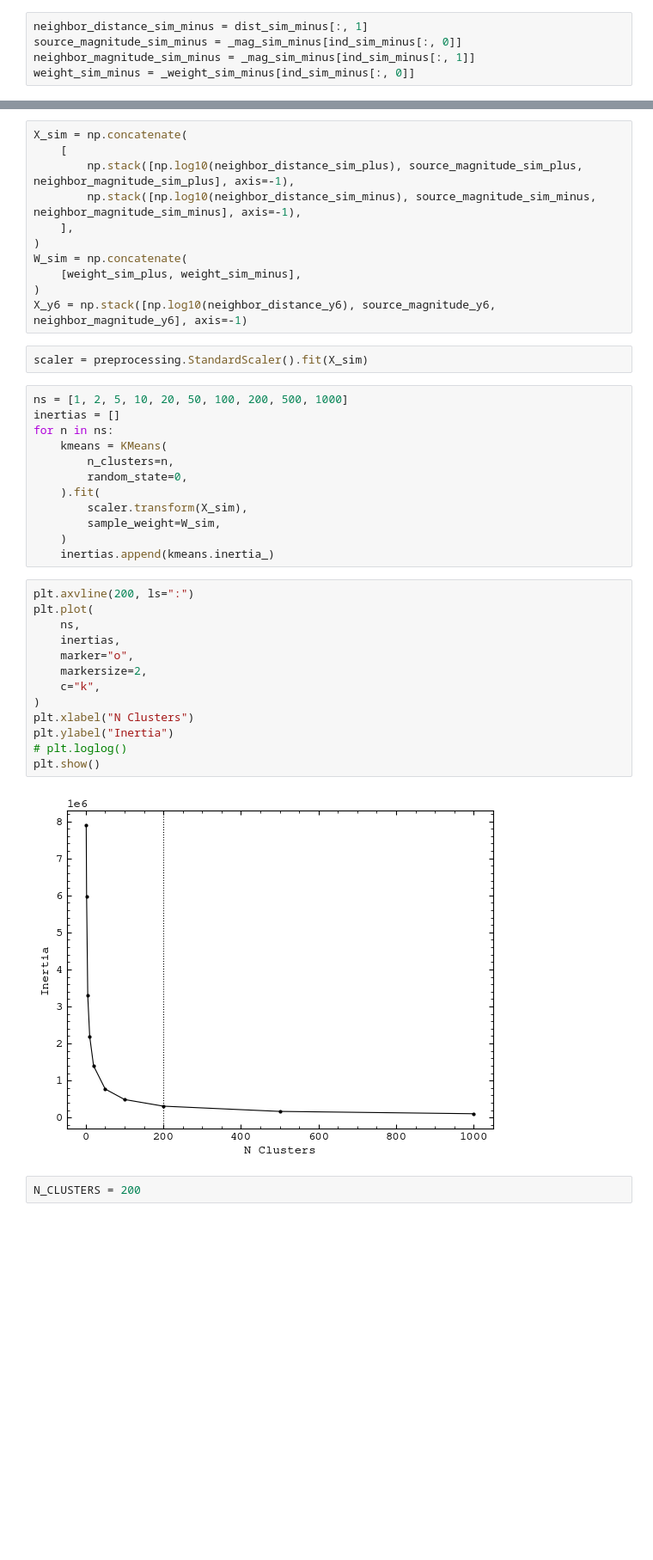
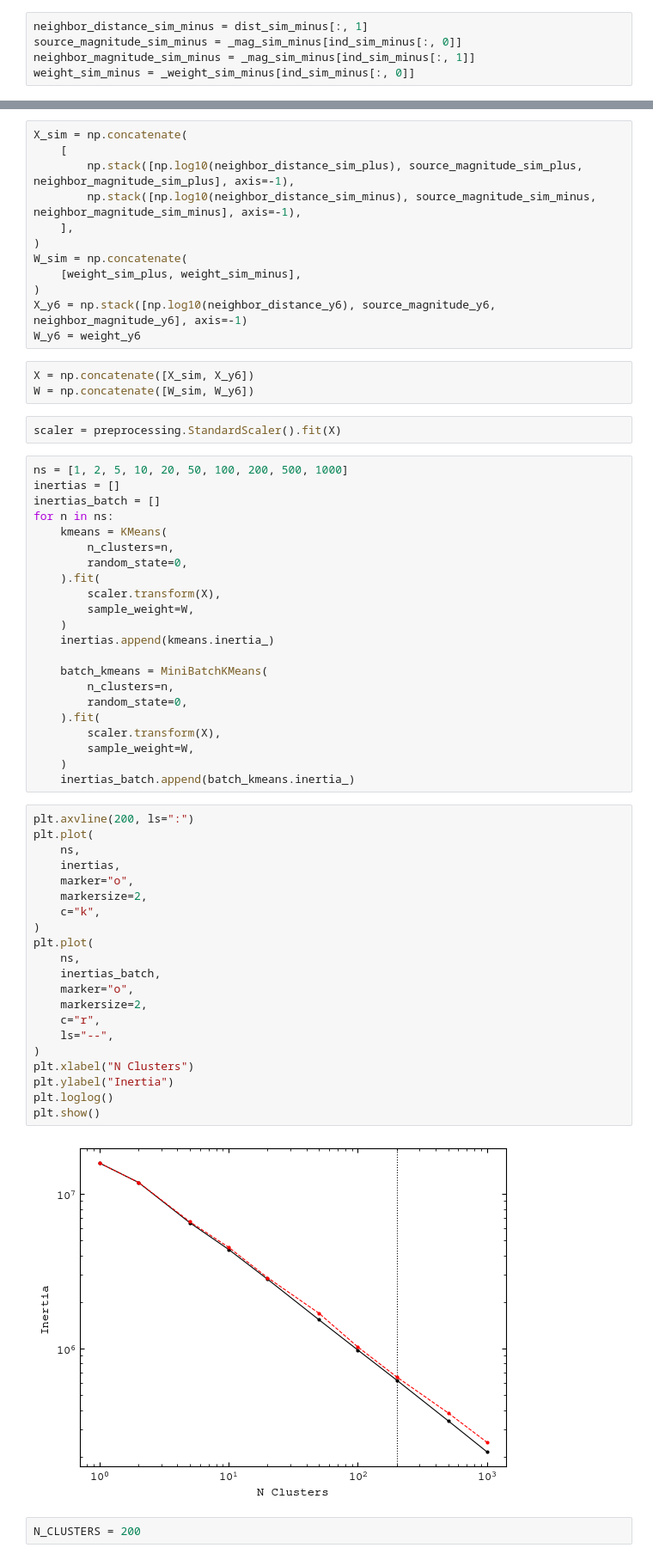
Before and after one commit to sidneymau/des-y6-image-sims-analysis, a Jupyter notebook: notebooks/2025_03_03_reweighting/dev.ipynb, the cells around one changed output, grey strips where cells are left out. Shown at 86% size. Drawn from its saved outputs; the diff is of its cells as text; blank space fills up the shorter version.

```diff
--- a/notebooks/2025_03_03_reweighting/dev.ipynb
+++ b/notebooks/2025_03_03_reweighting/dev.ipynb
@@ -296,35 +245,57 @@ W_sim = np.concatenate(
     [weight_sim_plus, weight_sim_minus],
 )
 X_y6 = np.stack([np.log10(neighbor_distance_y6), source_magnitude_y6, neighbor_magnitude_y6], axis=-1)
+W_y6 = weight_y6
+# %%
+X = np.concatenate([X_sim, X_y6])
+W = np.concatenate([W_sim, W_y6])
 # %%
-scaler = preprocessing.StandardScaler().fit(X_sim)
+scaler = preprocessing.StandardScaler().fit(X)
 # %%
 ns = [1, 2, 5, 10, 20, 50, 100, 200, 500, 1000]
 inertias = []
+inertias_batch = []
 for n in ns:
     kmeans = KMeans(
         n_clusters=n,
         random_state=0,
     ).fit(
-        scaler.transform(X_sim),
-        sample_weight=W_sim,
+        scaler.transform(X),
+        sample_weight=W,
     )
     inertias.append(kmeans.inertia_)
+
+    batch_kmeans = MiniBatchKMeans(
+        n_clusters=n,
+        random_state=0,
+    ).fit(
+        scaler.transform(X),
+        sample_weight=W,
+    )
+    inertias_batch.append(batch_kmeans.inertia_)
 # %%
 plt.axvline(200, ls=":")
 plt.plot(
     ns,
     inertias,
     marker="o",
     markersize=2,
     c="k",
 )
+plt.plot(
+    ns,
+    inertias_batch,
+    marker="o",
+    markersize=2,
+    c="r",
+    ls="--",
+)
 plt.xlabel("N Clusters")
 plt.ylabel("Inertia")
-# plt.loglog()
+plt.loglog()
 plt.show()
 # %% [output]
-[figure, old version]
+[figure, new version]
 # %%
 N_CLUSTERS = 200
 # %%
```
Also changed, not shown: parts of 40 cells of this notebook, 1 other file.
